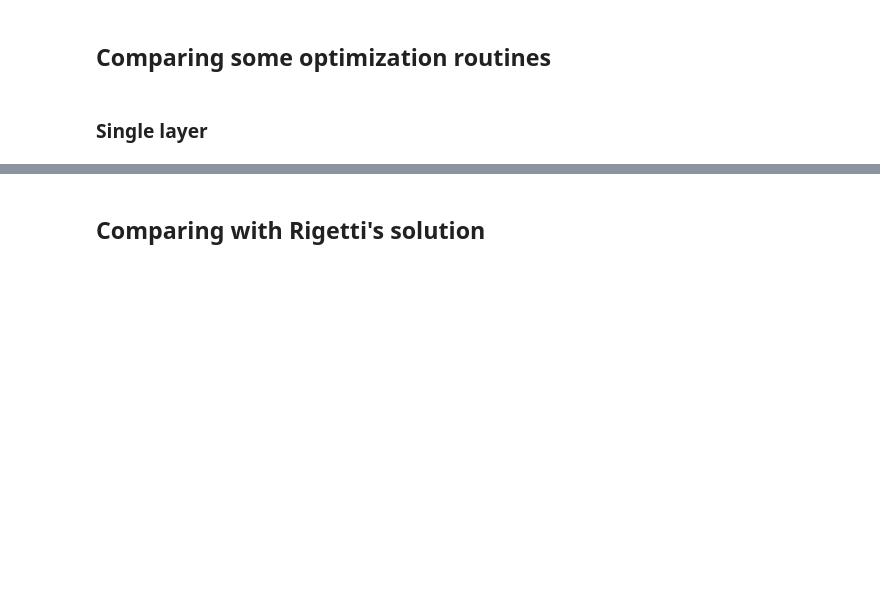
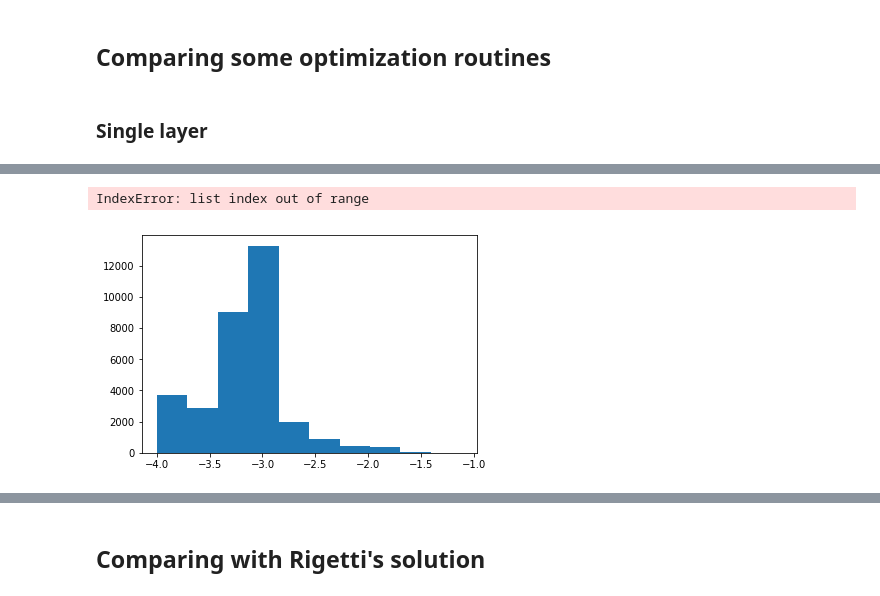
Before and after one commit to ikim-quantum/optimization_sparse, a Jupyter notebook: MaxCut_Isaac.ipynb, the cells around one changed output, grey strips where cells are left out. Saved outputs shown, nothing was run; the diff lists cells and outputs as text; code cells hidden in the pictures; blank space fills up the shorter version.

```diff
--- a/MaxCut_Isaac.ipynb
+++ b/MaxCut_Isaac.ipynb
@@ -68,0 +134,18 @@ sol_NM = minimize(cost,np.random.rand(2*num_layers),args=({'Nfeval':0}),method='
+# %%
+for i in range(n_trials):
+    #plt.plot(stats_NM[i],label=f'trial #{i}')
+    plt.plot(stats_NM[i])
+plt.legend()
+plt.xlabel('# steps')
+plt.ylabel('cost');
+# %% [output]
+IndexError: list index out of range
+# %%
+end = []
+for i in range(len(stats_NM)):
+    end.append(stats_NM[i][:-1])
+a=np.hstack(end)
+plt.hist(a)
+plt.show()
+# %% [output]
+[figure, added]
```
Also changed, not shown: parts of 38 cells of this notebook, 2 other files.
